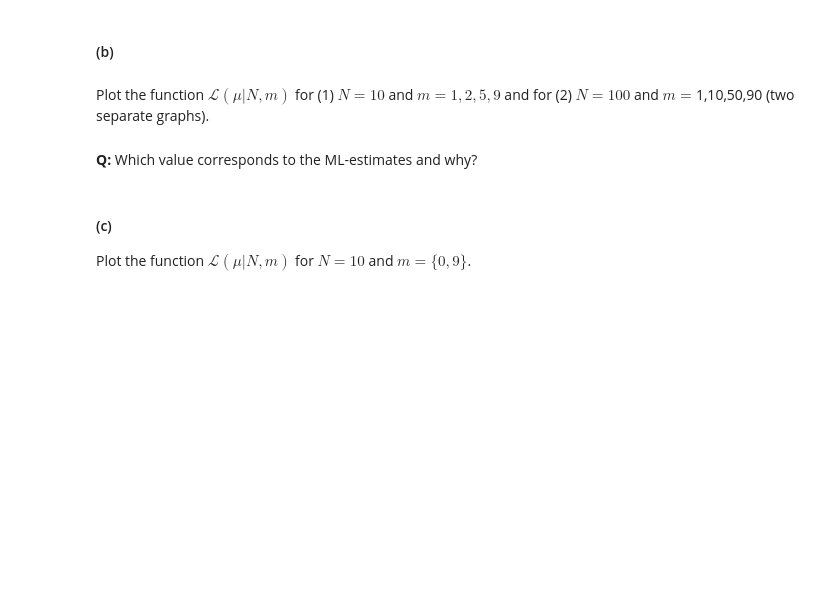
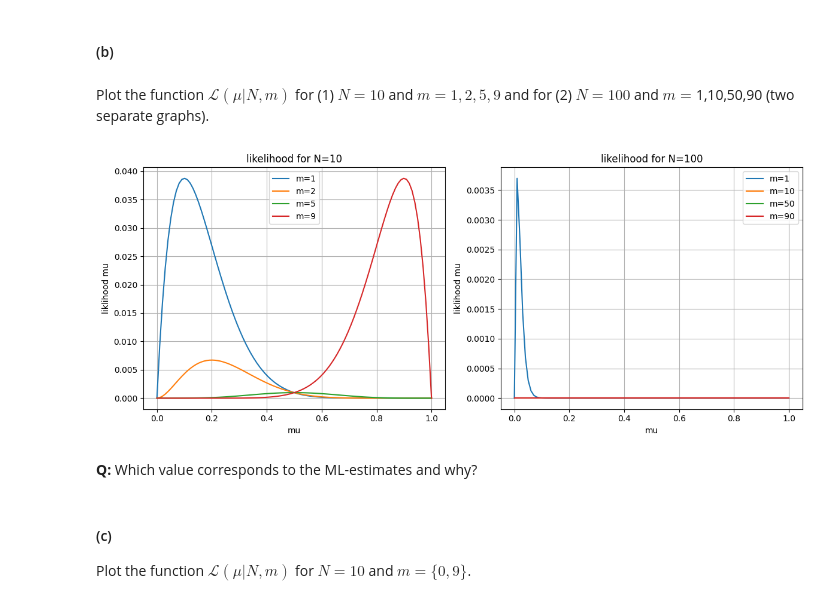
Before and after one commit to Emsamax/ML_croatia, a Jupyter notebook: ML1-2025-LAB4.ipynb, the cells around one changed output. Cells and saved outputs as stored; diff of their text form; code cells hidden in the pictures; blank space fills up the shorter version.

```diff
--- a/ML1-2025-LAB4.ipynb
+++ b/ML1-2025-LAB4.ipynb
@@ -132,7 +135,7 @@ def plot_silhouette(n_clusters, X):
 Define the likelihood function $\mathcal{L}(\mu|\mathcal{D})$ for the set $\mathcal{D}=\{x^{(i)}\}_{i=1}^N$ of Bernoulli variables. Let $m$ out of $N$ variables have the value 1 (eg, out of $N$ tossings of a coin, $m$ times we got heads). Define the likelihood function so that it is parameterized by $N$ and $m$: $\mathcal{L}(\mu|N,m)$.
 # %%
 def L(mu, N, m):
-    # Your code here...
+    return (mu**m) * ((1 - mu)**(N - m))
 # %% [markdown]
 #### (b)
 # %% [markdown]
@@ -142,3 +143,31 @@ Plot the function $\mathcal{L}(\mu|N,m)$ for (1) $N=10$ and $m=1,2,5,9$ and for
+# %%
+mu_values = np.linspace(0, 1, 100)
+# 1
+plt.figure(figsize=(12, 5))
+
+plt.subplot(1, 2, 1)
+for m in [1, 2, 5, 9]:
+    plt.plot(mu_values, L(mu_values, 10, m), label=f'm={m}')
+plt.title('likelihood for N=10')
+plt.xlabel('mu')
+plt.ylabel('liklihood mu')
+plt.legend()
+plt.grid(True)
+
+# 2
+plt.subplot(1, 2, 2)
+for m in [1, 10, 50, 90]:
+    plt.plot(mu_values, L(mu_values, 100, m), label=f'm={m}')
+plt.title('likelihood for N=100')
+plt.xlabel('mu')
+plt.ylabel('liklihood mu')
+plt.legend()
+plt.grid(True)
+
+plt.tight_layout()
+plt.show()
+# %% [output]
+[figure, added]
 # %% [markdown]
 **Q:** Which value corresponds to the ML-estimates and why?
 # %% [markdown]
```
Also changed, not shown: parts of 23 cells of this notebook.
